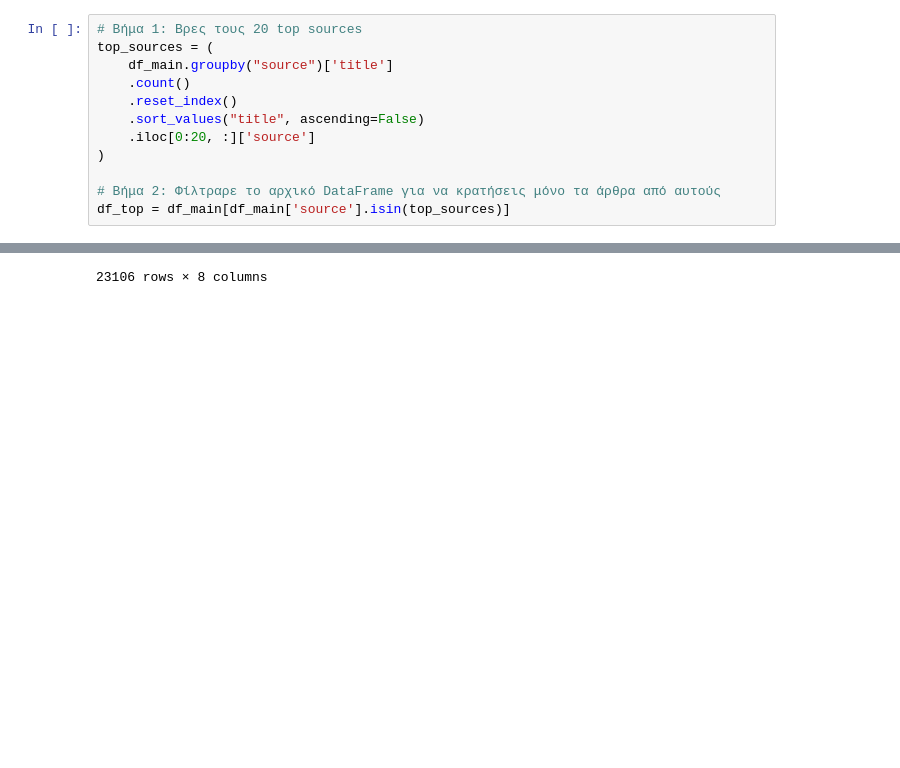
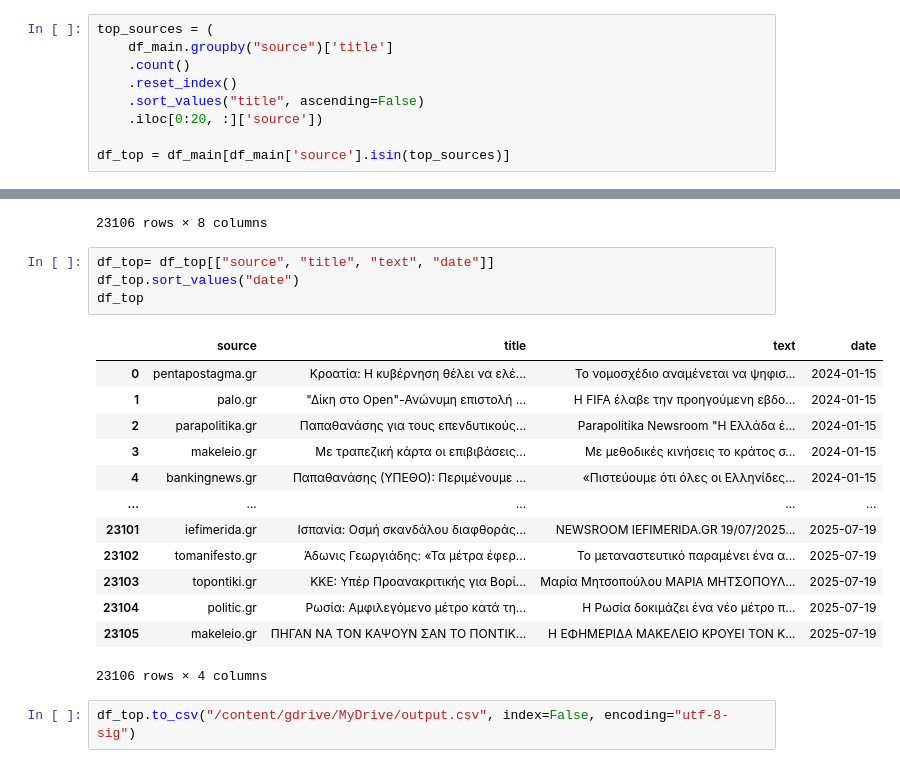
Before and after one commit to vasill23/classwork1_vasilikizafeiropoulou, a Jupyter notebook: cleaning.ipynb, the cells around one changed output, grey strips where cells are left out. Cells and saved outputs as stored; diff of their text form; blank space fills up the shorter version.

```diff
--- a/cleaning.ipynb
+++ b/cleaning.ipynb
@@ -111,16 +111,13 @@ df_main.groupby("source")['title'].count().reset_index().sort_values("title", as
 | 211 | bci24news.com | 902 |
 | 172 | athens-news.gr | 867 |
 # %%
-# Βήμα 1: Βρες τους 20 top sources
 top_sources = (
     df_main.groupby("source")['title']
     .count()
     .reset_index()
     .sort_values("title", ascending=False)
-    .iloc[0:20, :]['source']
-)
+    .iloc[0:20, :]['source'])
 
-# Βήμα 2: Φίλτραρε το αρχικό DataFrame για να κρατήσεις μόνο τα άρθρα από αυτούς
 df_top = df_main[df_main['source'].isin(top_sources)]
 # %%
 df_top=df_top.reset_index(drop=True)
@@ -139,3 +136,23 @@ df_top
 | 23104 | web | politic.gr | Ρωσία: Αμφιλεγόμενο μέτρο κατά τη... | Η Ρωσία δοκιμάζει ένα νέο μέτρο π... | 2025-07-19 | 06:19:46 | https://www.politic.gr/eidiseis/r... | report (5).csv |
 | 23105 | web | makeleio.gr | ΠΗΓΑΝ ΝΑ ΤΟΝ ΚΑΨΟΥΝ ΣΑΝ ΤΟ ΠΟΝΤΙΚ... | Η ΕΦΗΜΕΡΙΔΑ ΜΑΚΕΛΕΙΟ ΚΡΟΥΕΙ ΤΟΝ Κ... | 2025-07-19 | 05:27:59 | https://www.makeleio.gr/%ce%b5%cf... | report (5).csv |
 23106 rows × 8 columns
+# %%
+df_top= df_top[["source", "title", "text", "date"]]
+df_top.sort_values("date")
+df_top
+# %% [output]
+|  | source | title | text | date |
+| 0 | pentapostagma.gr | Κροατία: Η κυβέρνηση θέλει να ελέ... | Το νομοσχέδιο αναμένεται να ψηφισ... | 2024-01-15 |
+| 1 | palo.gr | "Δίκη στο Open"-Ανώνυμη επιστολή ... | Η FIFA έλαβε την προηγούμενη εβδο... | 2024-01-15 |
+| 2 | parapolitika.gr | Παπαθανάσης για τους επενδυτικούς... | Parapolitika Newsroom "Η Ελλάδα έ... | 2024-01-15 |
+| 3 | makeleio.gr | Με τραπεζική κάρτα οι επιβιβάσεις... | Με μεθοδικές κινήσεις το κράτος σ... | 2024-01-15 |
+| 4 | bankingnews.gr | Παπαθανάσης (ΥΠΕΘΟ): Περιμένουμε ... | «Πιστεύουμε ότι όλες οι Ελληνίδες... | 2024-01-15 |
+| ... | ... | ... | ... | ... |
+| 23101 | iefimerida.gr | Ισπανία: Οσμή σκανδάλου διαφθοράς... | NEWSROOM IEFIMERIDA.GR 19/07/2025... | 2025-07-19 |
+| 23102 | tomanifesto.gr | Άδωνις Γεωργιάδης: «Τα μέτρα έφερ... | Το μεταναστευτικό παραμένει ένα α... | 2025-07-19 |
+| 23103 | topontiki.gr | ΚΚΕ: Υπέρ Προανακριτικής για Βορί... | Μαρία Μητσοπούλου ΜΑΡΙΑ ΜΗΤΣΟΠΟΥΛ... | 2025-07-19 |
+| 23104 | politic.gr | Ρωσία: Αμφιλεγόμενο μέτρο κατά τη... | Η Ρωσία δοκιμάζει ένα νέο μέτρο π... | 2025-07-19 |
+| 23105 | makeleio.gr | ΠΗΓΑΝ ΝΑ ΤΟΝ ΚΑΨΟΥΝ ΣΑΝ ΤΟ ΠΟΝΤΙΚ... | Η ΕΦΗΜΕΡΙΔΑ ΜΑΚΕΛΕΙΟ ΚΡΟΥΕΙ ΤΟΝ Κ... | 2025-07-19 |
+23106 rows × 4 columns
+# %%
+df_top.to_csv("/content/gdrive/MyDrive/output.csv", index=False, encoding="utf-8-sig")
```
Also changed, not shown: parts of 2 cells of this notebook.
